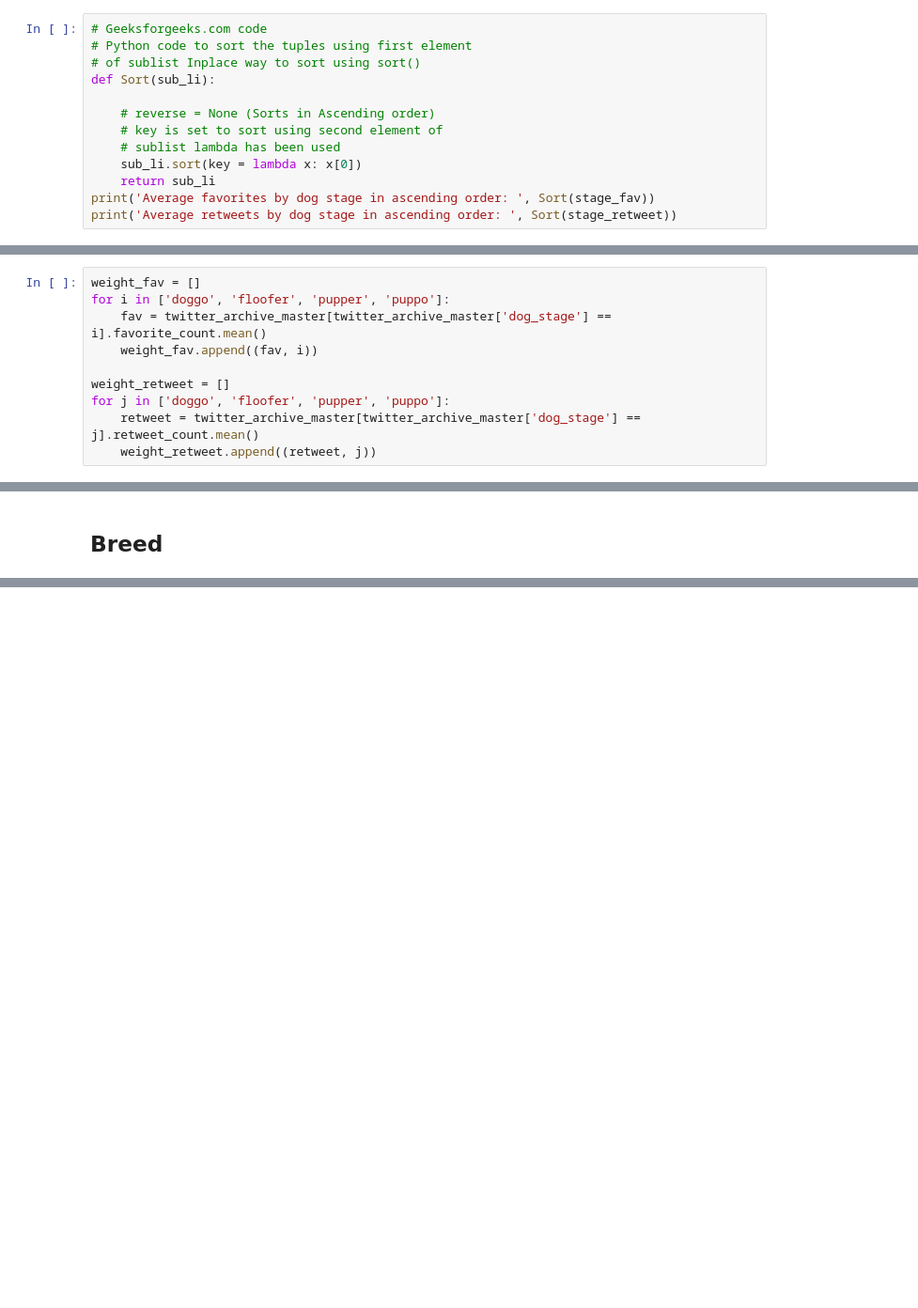
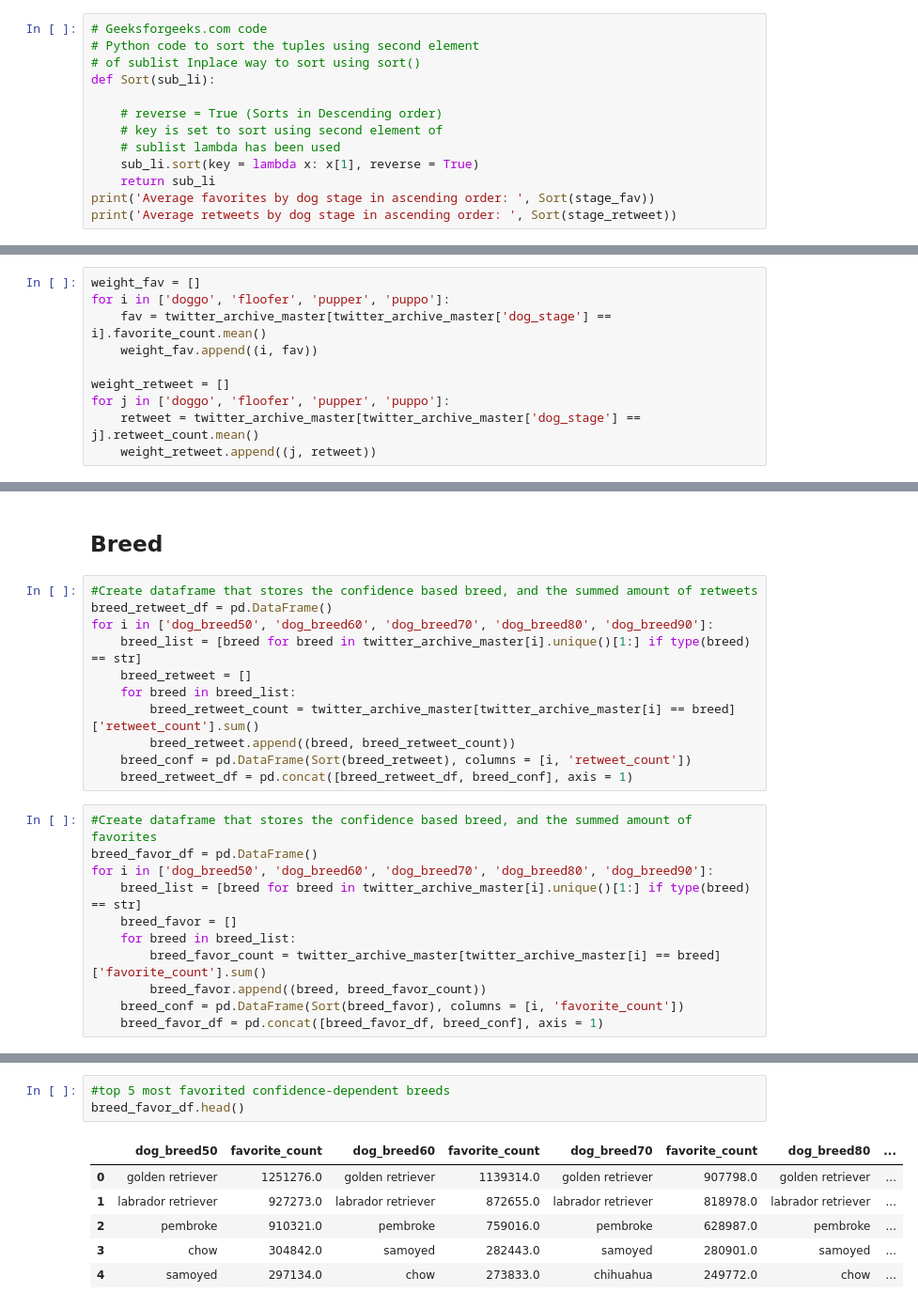
Before and after one commit to jmlam/Ud-Data-Wrangle, a Jupyter notebook: WeRateDogs/wrangle_act.ipynb, the cells around one changed output, grey strips where cells are left out. Shown at 94% size. Drawn from its saved outputs; the diff is of its cells as text; blank space fills up the shorter version.

Commit message:
Added breed favorite and retweet analysis part 1.

```diff
--- a/WeRateDogs/wrangle_act.ipynb
+++ b/WeRateDogs/wrangle_act.ipynb
@@ -1107,13 +1107,13 @@ for j in ['doggo', 'floofer', 'pupper', 'puppo']:
 # %%
 # Geeksforgeeks.com code
-# Python code to sort the tuples using first element
+# Python code to sort the tuples using second element
 # of sublist Inplace way to sort using sort()
 def Sort(sub_li):
 
-    # reverse = None (Sorts in Ascending order)
+    # reverse = True (Sorts in Descending order)
     # key is set to sort using second element of
     # sublist lambda has been used
-    sub_li.sort(key = lambda x: x[0])
+    sub_li.sort(key = lambda x: x[1], reverse = True)
     return sub_li
 print('Average favorites by dog stage in ascending order: ', Sort(stage_fav))
 print('Average retweets by dog stage in ascending order: ', Sort(stage_retweet))
@@ -1148,12 +1148,12 @@ weights
 weight_fav = []
 for i in ['doggo', 'floofer', 'pupper', 'puppo']:
     fav = twitter_archive_master[twitter_archive_master['dog_stage'] == i].favorite_count.mean()
-    weight_fav.append((fav, i))
+    weight_fav.append((i, fav))
 
 weight_retweet = []
 for j in ['doggo', 'floofer', 'pupper', 'puppo']:
     retweet = twitter_archive_master[twitter_archive_master['dog_stage'] == j].retweet_count.mean()
-    weight_retweet.append((retweet, j))
+    weight_retweet.append((j, retweet))
 # %%
 weight_fav
 # %% [output]
@@ -1179,3 +1179,25 @@ Nonetheless, this analysis is still wrought with flaws. As the true age or size
 One interesting idea, that is only conjecture and cannot be proven due to lack of data, is that the dog stage terms could be unwitting abstractions of more familiar tropes. For instance, the definition of pupper (Dogtionary), suggests that pupper is by no means limited to age, but generically includes smaller dogs, in addition to having vulnerable or infantile traits. These traits, small or vulenerability, can possibly summed as the term "cute" or by the formal term kindchenschema. Similar translations may possibly exist for the other dog stages. If this is the case, it can be that "cute" content is the most popular kind of content, at least within the demographic in WeRateDogs. However, as stated before, this kind of thinking is baseless and would be much more helpful given proper categorical tags or even some form of machine learning that could determine the content type of the tweet
 # %% [markdown]
 ## Breed
+# %%
+#Create dataframe that stores the confidence based breed, and the summed amount of retweets
+breed_retweet_df = pd.DataFrame()
+for i in ['dog_breed50', 'dog_breed60', 'dog_breed70', 'dog_breed80', 'dog_breed90']:
+    breed_list = [breed for breed in twitter_archive_master[i].unique()[1:] if type(breed) == str]
+    breed_retweet = []
+    for breed in breed_list:
+        breed_retweet_count = twitter_archive_master[twitter_archive_master[i] == breed]['retweet_count'].sum()
+        breed_retweet.append((breed, breed_retweet_count))
+    breed_conf = pd.DataFrame(Sort(breed_retweet), columns = [i, 'retweet_count'])
+    breed_retweet_df = pd.concat([breed_retweet_df, breed_conf], axis = 1)
+# %%
+#Create dataframe that stores the confidence based breed, and the summed amount of favorites
+breed_favor_df = pd.DataFrame()
+for i in ['dog_breed50', 'dog_breed60', 'dog_breed70', 'dog_breed80', 'dog_breed90']:
+    breed_list = [breed for breed in twitter_archive_master[i].unique()[1:] if type(breed) == str]
+    breed_favor = []
+    for breed in breed_list:
+        breed_favor_count = twitter_archive_master[twitter_archive_master[i] == breed]['favorite_count'].sum()
+        breed_favor.append((breed, breed_favor_count))
+    breed_conf = pd.DataFrame(Sort(breed_favor), columns = [i, 'favorite_count'])
+    breed_favor_df = pd.concat([breed_favor_df, breed_conf], axis = 1)
@@ -1181,0 +1210,10 @@ One interesting idea, that is only conjecture and cannot be proven due to lack o
+# %%
+#top 5 most favorited confidence-dependent breeds
+breed_favor_df.head()
+# %% [output]
+|  | dog_breed50 | favorite_count | dog_breed60 | favorite_count | dog_breed70 | favorite_count | dog_breed80 | ... |
+| 0 | golden retriever | 1251276.0 | golden retriever | 1139314.0 | golden retriever | 907798.0 | golden retriever | ... |
+| 1 | labrador retriever | 927273.0 | labrador retriever | 872655.0 | labrador retriever | 818978.0 | labrador retriever | ... |
+| 2 | pembroke | 910321.0 | pembroke | 759016.0 | pembroke | 628987.0 | pembroke | ... |
+| 3 | chow | 304842.0 | samoyed | 282443.0 | samoyed | 280901.0 | samoyed | ... |
+| 4 | samoyed | 297134.0 | chow | 273833.0 | chihuahua | 249772.0 | chow | ... |
```
Also changed, not shown: parts of 13 cells of this notebook.
